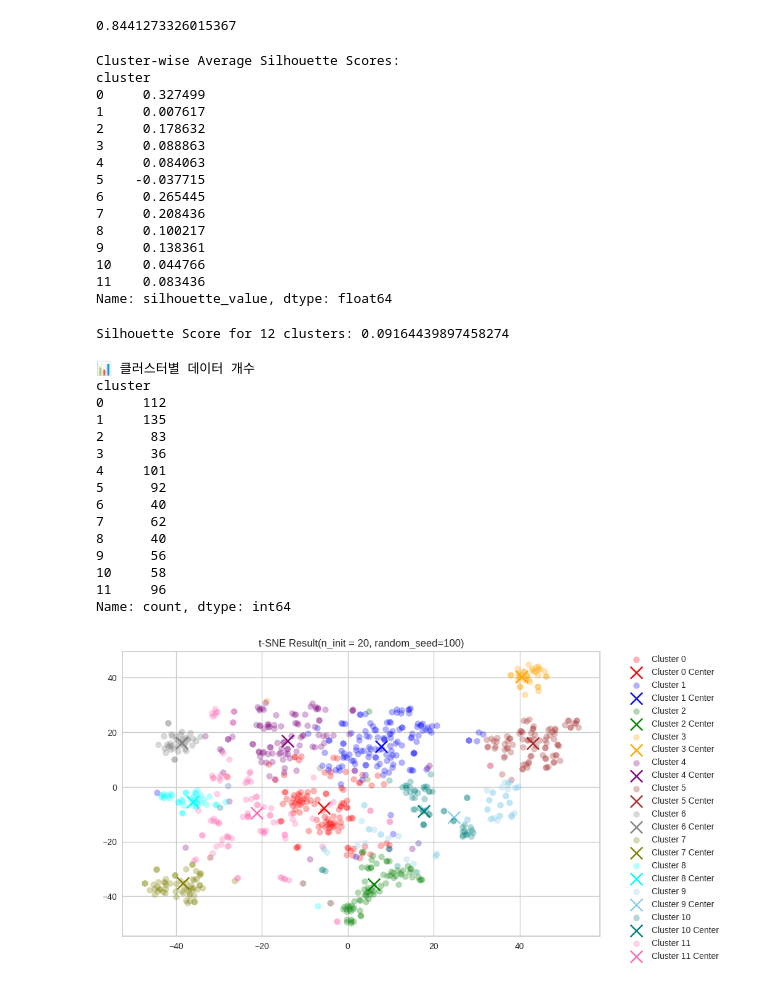
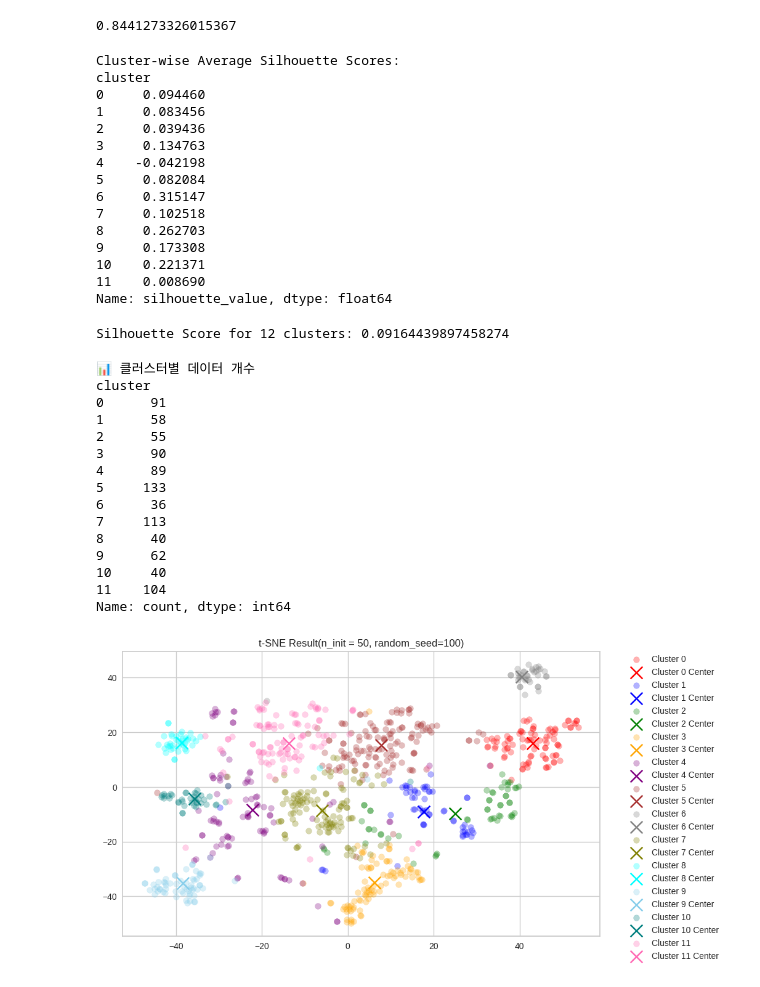
Before and after one commit to Hannah1011/llm-response-clustering, a Jupyter notebook: kmeans_experiment_merged_data.ipynb, the cells around one changed output. Drawn from its saved outputs; the diff is of its cells as text; code cells hidden in the pictures.

Commit message:
[kmeans_최종실험_#4]: n_init=50, random_seed=100

```diff
--- a/kmeans_experiment_merged_data.ipynb
+++ b/kmeans_experiment_merged_data.ipynb
@@ -42,7 +42,7 @@ optimal_clusters = 12
 # scaler = StandardScaler()
 # matrix = scaler.fit_transform(matrix)
 
-kmeans = KMeans(n_clusters=optimal_clusters, init="k-means++", n_init= 20, max_iter=500, random_state=100)
+kmeans = KMeans(n_clusters=optimal_clusters, init="k-means++", n_init= 50, max_iter=500, random_state=100)
 kmeans.fit(matrix)
 df["cluster"] = kmeans.labels_
 # %%
@@ -78,18 +78,18 @@ print(cluster_silhouette_avg)
 # %% [output]
 Cluster-wise Average Silhouette Scores:
 cluster
-0     0.327499
-1     0.007617
-2     0.178632
-3     0.088863
-4     0.084063
-5    -0.037715
-6     0.265445
-7     0.208436
-8     0.100217
-9     0.138361
-10    0.044766
-11    0.083436
+0     0.094460
+1     0.083456
+2     0.039436
+3     0.134763
+4    -0.042198
+5     0.082084
+6     0.315147
+7     0.102518
+8     0.262703
+9     0.173308
+10    0.221371
+11    0.008690
 Name: silhouette_value, dtype: float64
 # %%
 # # Silhouette Score
@@ -112,48 +112,48 @@ print(cluster_counts)
 # %% [output]
 📊 클러스터별 데이터 개수
 cluster
-0     112
-1     135
-2      83
-3      36
-4     101
-5      92
-6      40
-7      62
+0      91
+1      58
+2      55
+3      90
+4      89
+5     133
+6      36
+7     113
 8      40
-9      56
-10     58
-11     96
+9      62
+10     40
+11    104
 Name: count, dtype: int64
 # %%
 # t-SNE visualization (Ref : https://cookbook.openai.com/examples/clustering)
 tsne = TSNE(n_components=2, perplexity=25, random_state=42, init="random", learning_rate= 300)
 vis_dims2 = tsne.fit_transform(matrix)
 x = [x for x, y in vis_dims2]
 y = [y for x, y in vis_dims2]
 
 # vis_dims3 = tsne.fit_transform(matrix)
 # x = [x for x, y, z in vis_dims3]
 # y = [y for x, y, z in vis_dims3]
 # z = [y for x, y, z in vis_dims3]
 plt.figure(figsize=(10, 6))
 
 colors = ["red", "blue", "green", "orange", "purple", "brown", "gray", "olive", "cyan","skyblue", "teal","hotpink"]
 for category, color in enumerate(colors):
     xs = np.array(x)[df.cluster == category]
     ys = np.array(y)[df.cluster == category]
     plt.scatter(xs, ys, color=color, alpha=0.3, label=f"Cluster {category}")
 
     avg_x = xs.mean()
     avg_y = ys.mean()
 
     plt.scatter(avg_x, avg_y, marker="x", color=color, s=200, label=f"Cluster {category} Center")
 
-plt.title("t-SNE Result(n_init = 20, random_seed=100)")
+plt.title("t-SNE Result(n_init = 50, random_seed=100)")
 plt.legend(loc="upper left", bbox_to_anchor=(1.05, 1), borderaxespad=0.)
 plt.show()
 # %% [output]
-[figure, old version]
+[figure, new version]
 # %%
 cluster_avg_quality = df.groupby("cluster").quality.mean().reset_index()
 cluster_avg_quality.columns = ["cluster", "cluster_avg_quality"]
```
Also changed, not shown: parts of 1 cell of this notebook.
